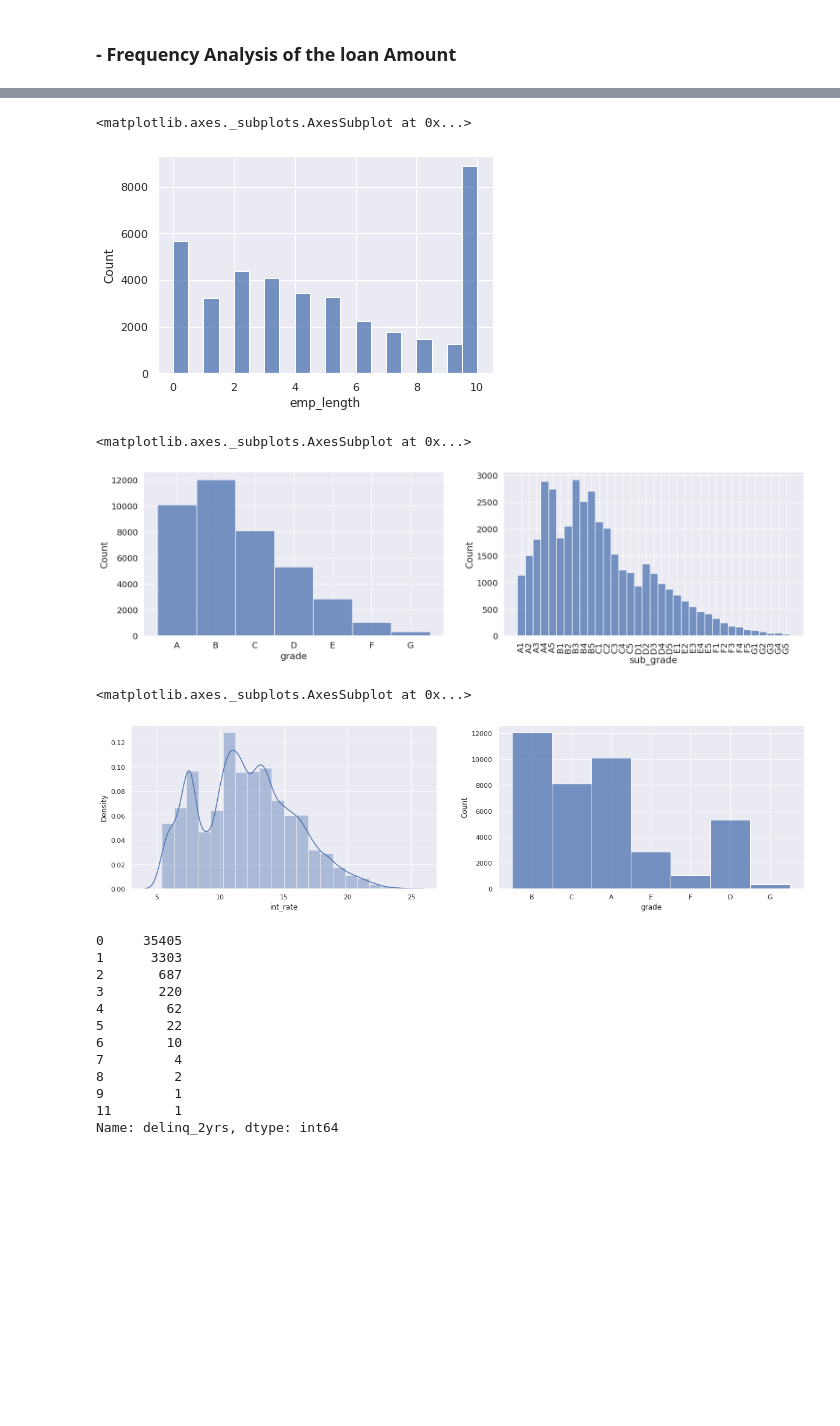
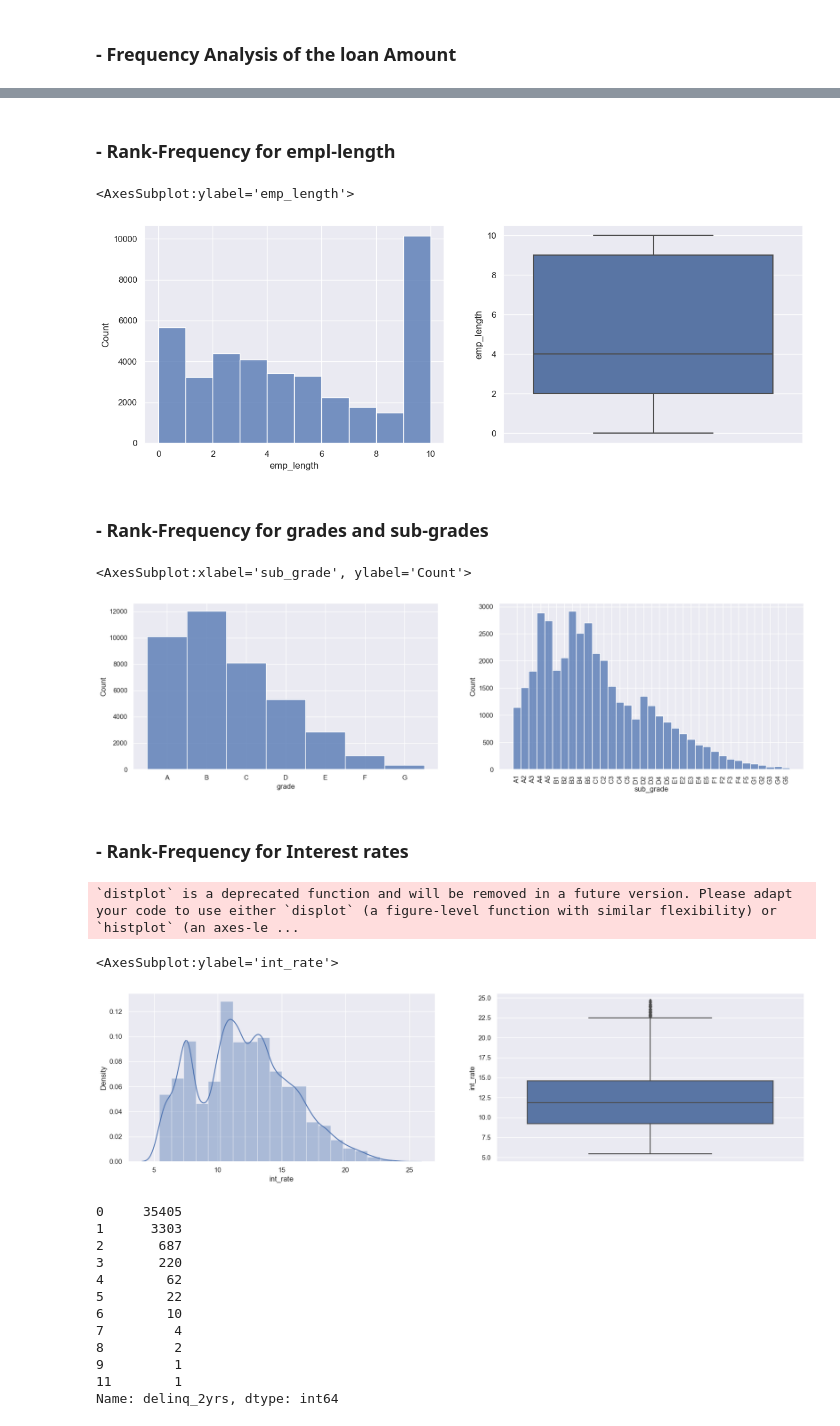
Before and after one commit to sshrinivasbhat/LendingClubCaseStudy, a Jupyter notebook: C44LendClubCasStdy_ShrinivasB.ipynb, the cells around one changed output, grey strips where cells are left out. Drawn from its saved outputs; the diff is of its cells as text; code cells hidden in the pictures; blank space fills up the shorter version.

```diff
--- a/C44LendClubCasStdy_ShrinivasB.ipynb
+++ b/C44LendClubCasStdy_ShrinivasB.ipynb
@@ -15,9 +14,9 @@ import matplotlib.pyplot as plt
 import numpy as np
 import seaborn as sb
 import plotly.express as px
-loanC = pd.read_csv('/content/drive/Othercomputers/My Laptop/GDrive/MS/Project/lending_club_casestudy/loan.csv',low_memory=False)
-#loanC= pd.read_csv("loan.csv",low_memory=False)
-
+# Uncomment Below Line when running in Google Co-lab
+#loanC = pd.read_csv('/content/drive/Othercomputers/My Laptop/GDrive/MS/Project/lending_club_casestudy/loan.csv',low_memory=False)
+loanC= pd.read_csv("loan.csv",low_memory=False)
 loanC.info()
 # %% [output]
 <class 'pandas.core.frame.DataFrame'>
@@ -114,6 +108,8 @@ sb.heatmap(LClb.iloc[:,2:].corr().round(1),annot=True)
 > - Drop Corrlelated Columns
 # %%
 LClb.drop(columns = [ 'emp_title', 'url', 'desc', 'title'], inplace = True)
+# Drop Correlated Columns
+LClb.drop(columns = [ 'funded_amnt', 'total_pymnt_inv', 'out_prncp_inv'], inplace = True)
 # %% [markdown]
 ### - Clenup Employee Experience (Employment Length)
 
@@ -141,3 +138,5 @@ Name: emp_length, dtype: int64
+# %%
+LClb["int_rate_pp"] = LClb.int_rate.apply(lambda x:  x[:-1]).astype("float32")
 # %%
 LClb.loc[5].value_counts().size
 # %% [output]
@@ -198,8 +190,9 @@ Name: grade, Length: 39717, dtype: object
 # %%
 import numpy as np
 LClb['sgradenum']=LClb['sub_grade'].replace(LClb.sub_grade.astype('str').sort_values().unique(),np.array(range(0,35)),inplace=False)
-
-#LClb.loc[LClb.sgradenum > 22,'sgradenum']=LClb.sgradenum.median()
 LClb.sgradenum.plot.hist(bins=35)
-LClb.sgradenum.value_counts()
+plt.show()
+LClb['gradenum']=LClb['grade'].replace(LClb.grade.astype('str').sort_values().unique(),np.array(range(0,7)),inplace=False)
+LClb.gradenum.plot.hist(bins=7)
+plt.show()
 # %% [output]
@@ -266,24 +223,33 @@ sb.boxplot(ax=axes[1],x=None,y=LClb.dti)
+# %% [markdown]
+### - Rank-Frequency for empl-length
 # %%
-#fig, axes = plt.subplots(1, 1, figsize=(15, 5))
-sb.histplot(LClb.emp_length,bins=20)
+fig, axes = plt.subplots(1, 2, figsize=(15, 5))
+sb.histplot(LClb.emp_length,ax=axes[0],bins=10)
+sb.boxplot(ax=axes[1],x=None,y=LClb.emp_length)
 # %% [output]
-<matplotlib.axes._subplots.AxesSubplot at 0x...>
+<AxesSubplot:ylabel='emp_length'>
-[figure, old version]
+[figure, new version]
+# %% [markdown]
+### - Rank-Frequency for grades and sub-grades
 # %%
 fig, axes = plt.subplots(1, 2, figsize=(20, 5))
 plt.xticks(rotation=90)
 sb.histplot(LClb.grade.sort_values(),ax=axes[0],bins=10)
 sb.histplot(LClb.sub_grade.sort_values(),ax=axes[1],bins=10)
 # %% [output]
-<matplotlib.axes._subplots.AxesSubplot at 0x...>
+<AxesSubplot:xlabel='sub_grade', ylabel='Count'>
-[figure, old version]
+[figure, new version]
+# %% [markdown]
+### - Rank-Frequency for Interest rates
 # %%
 fig, axes = plt.subplots(1, 2, figsize=(20, 5))
 sb.distplot(LClb.int_rate.apply(lambda x:  x[:-1]).astype("float32"),ax=axes[0],bins=20)
-sb.histplot(LClb.grade,ax=axes[1],bins=20)
+#sb.histplot(LClb.grade.sort_values(),ax=axes[1],bins=20)
+sb.boxplot(ax=axes[1],x=None,y=LClb.int_rate.apply(lambda x:  x[:-1]).astype("float32"))
 # %% [output]
-<matplotlib.axes._subplots.AxesSubplot at 0x...>
+`distplot` is a deprecated function and will be removed in a future version. Please adapt your code to use either `displot` (a figure-level function with similar flexibility) or `histplot` (an axes-le ...
+<AxesSubplot:ylabel='int_rate'>
-[figure, old version]
+[figure, new version]
 # %%
 LClb.delinq_2yrs.value_counts()
 # %% [output]
```
Also changed, not shown: parts of 35 cells of this notebook, 1 other file.
